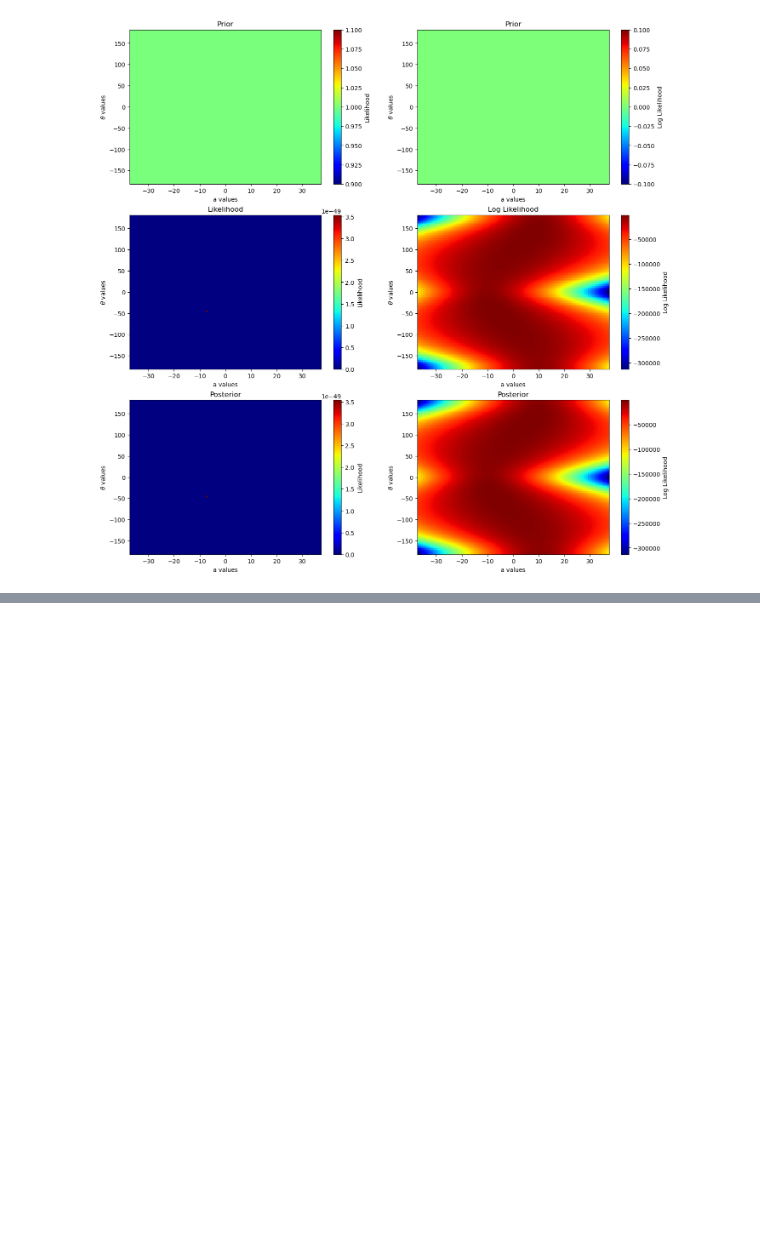
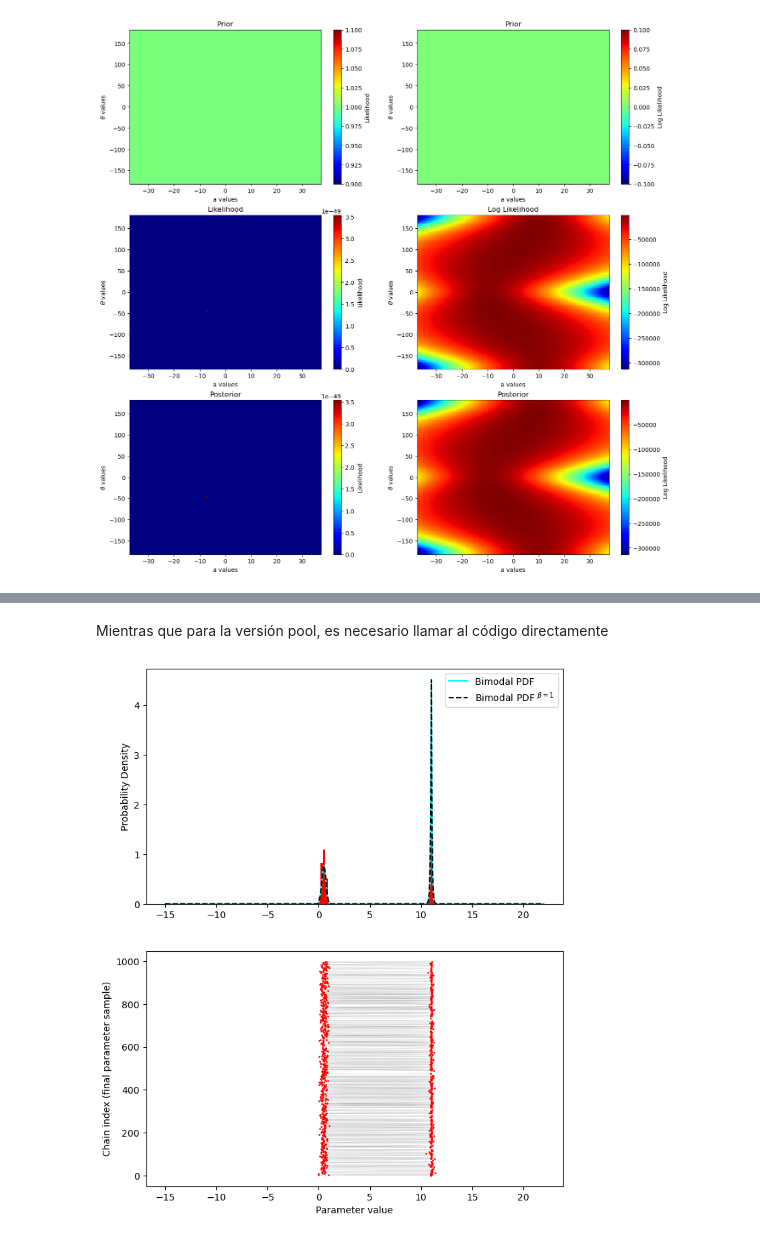
Before and after one commit to alexvillarroel/Metodos-inversos-avanzados, a Jupyter notebook: GF7013/bin/Tarea2/Informe_Tarea2.ipynb, the cells around one changed output, grey strips where cells are left out. Drawn from its saved outputs; the diff is of its cells as text; code cells hidden in the pictures; blank space fills up the shorter version.

```diff
--- a/GF7013/bin/Tarea2/Informe_Tarea2.ipynb
+++ b/GF7013/bin/Tarea2/Informe_Tarea2.ipynb
@@ -473,0 +1029,7 @@ Departamento de Geofísica - FCFM - Universidad de Chile
+# %% [markdown]
+Mientras que para la versión pool, es necesario llamar al código directamente
+# %%
+ruta_script_parapool = os.path.abspath(os.path.join(os.getcwd(), 'tests/test_metropolis_paralelo_POOL.py'))
+%run $ruta_script_parapool
+# %% [output]
+[figure, added]
```
Also changed, not shown: parts of 19 cells of this notebook, 7 other files.
